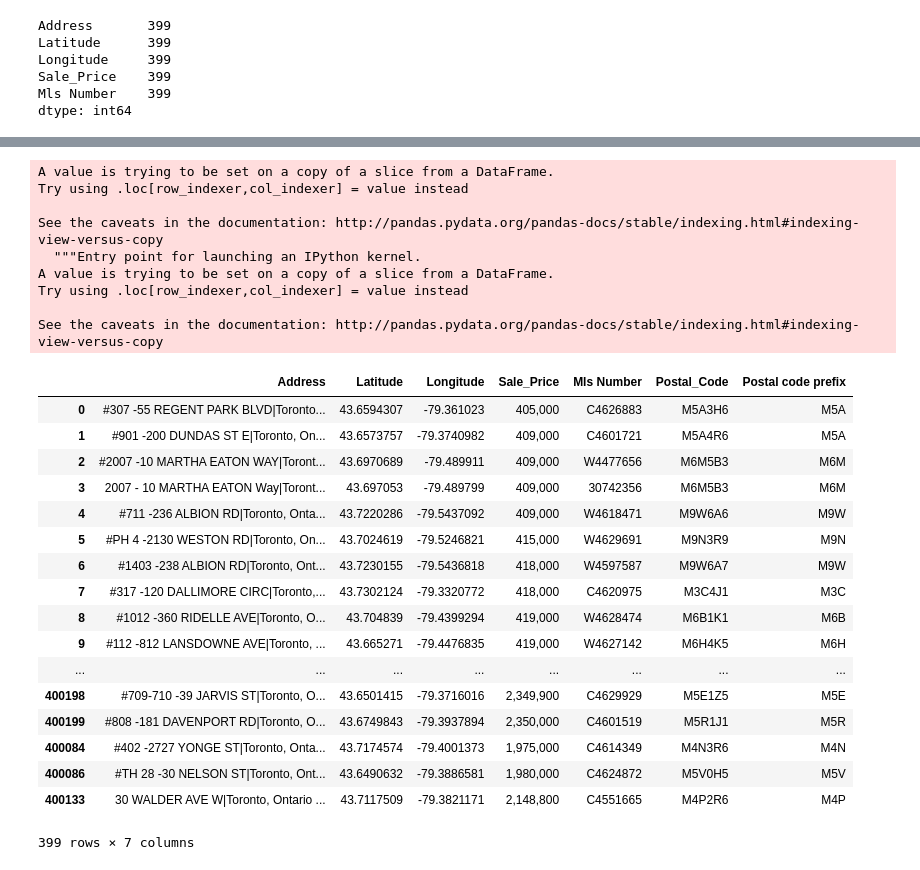
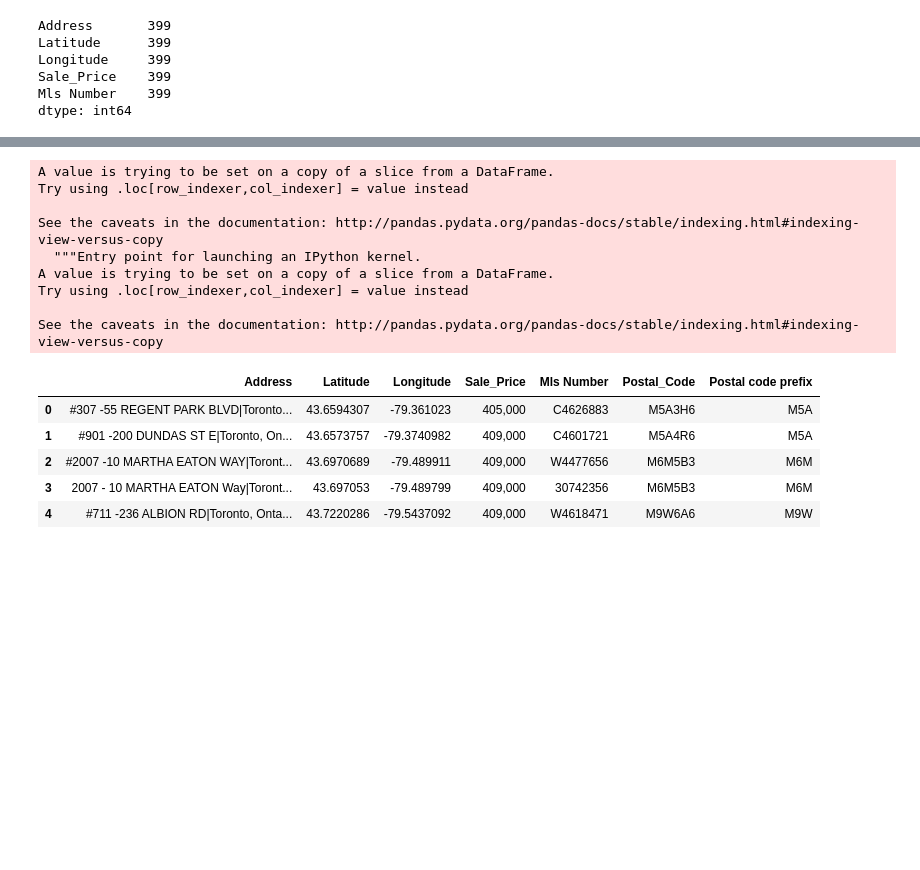
Before and after one commit to sushainegoyal/Bootcamp---Group-Project-1, a Jupyter notebook: Pasquale/Master_Project.ipynb, the cells around one changed output, grey strips where cells are left out. Cells and saved outputs as stored; diff of their text form; code cells hidden in the pictures; blank space fills up the shorter version.

```diff
--- a/Pasquale/Master_Project.ipynb
+++ b/Pasquale/Master_Project.ipynb
@@ -173,35 +113,23 @@ See the caveats in the documentation: http://pandas.pydata.org/pandas-docs/stabl
 # %%
 maindfclean['Postal_Code']=maindfclean['Address'].str[-6:]
 maindfclean['Postal code prefix']=maindfclean['Postal_Code'].str[:3]
-maindfclean
+maindfclean.head()
 # %% [output]
 A value is trying to be set on a copy of a slice from a DataFrame.
 Try using .loc[row_indexer,col_indexer] = value instead
 
 See the caveats in the documentation: http://pandas.pydata.org/pandas-docs/stable/indexing.html#indexing-view-versus-copy
   """Entry point for launching an IPython kernel.
 A value is trying to be set on a copy of a slice from a DataFrame.
 Try using .loc[row_indexer,col_indexer] = value instead
 
 See the caveats in the documentation: http://pandas.pydata.org/pandas-docs/stable/indexing.html#indexing-view-versus-copy
 |  | Address | Latitude | Longitude | Sale_Price | Mls Number | Postal_Code | Postal code prefix |
 | 0 | #307 -55 REGENT PARK BLVD|Toronto... | 43.6594307 | -79.361023 | 405,000 | C4626883 | M5A3H6 | M5A |
 | 1 | #901 -200 DUNDAS ST E|Toronto, On... | 43.6573757 | -79.3740982 | 409,000 | C4601721 | M5A4R6 | M5A |
 | 2 | #2007 -10 MARTHA EATON WAY|Toront... | 43.6970689 | -79.489911 | 409,000 | W4477656 | M6M5B3 | M6M |
 | 3 | 2007 - 10 MARTHA EATON Way|Toront... | 43.697053 | -79.489799 | 409,000 | 30742356 | M6M5B3 | M6M |
 | 4 | #711 -236 ALBION RD|Toronto, Onta... | 43.7220286 | -79.5437092 | 409,000 | W4618471 | M9W6A6 | M9W |
-| 5 | #PH 4 -2130 WESTON RD|Toronto, On... | 43.7024619 | -79.5246821 | 415,000 | W4629691 | M9N3R9 | M9N |
-| 6 | #1403 -238 ALBION RD|Toronto, Ont... | 43.7230155 | -79.5436818 | 418,000 | W4597587 | M9W6A7 | M9W |
-| 7 | #317 -120 DALLIMORE CIRC|Toronto,... | 43.7302124 | -79.3320772 | 418,000 | C4620975 | M3C4J1 | M3C |
-| 8 | #1012 -360 RIDELLE AVE|Toronto, O... | 43.704839 | -79.4399294 | 419,000 | W4628474 | M6B1K1 | M6B |
-| 9 | #112 -812 LANSDOWNE AVE|Toronto, ... | 43.665271 | -79.4476835 | 419,000 | W4627142 | M6H4K5 | M6H |
-| ... | ... | ... | ... | ... | ... | ... | ... |
-| 400198 | #709-710 -39 JARVIS ST|Toronto, O... | 43.6501415 | -79.3716016 | 2,349,900 | C4629929 | M5E1Z5 | M5E |
-| 400199 | #808 -181 DAVENPORT RD|Toronto, O... | 43.6749843 | -79.3937894 | 2,350,000 | C4601519 | M5R1J1 | M5R |
-| 400084 | #402 -2727 YONGE ST|Toronto, Onta... | 43.7174574 | -79.4001373 | 1,975,000 | C4614349 | M4N3R6 | M4N |
-| 400086 | #TH 28 -30 NELSON ST|Toronto, Ont... | 43.6490632 | -79.3886581 | 1,980,000 | C4624872 | M5V0H5 | M5V |
-| 400133 | 30 WALDER AVE W|Toronto, Ontario ... | 43.7117509 | -79.3821171 | 2,148,800 | C4551665 | M4P2R6 | M4P |
-399 rows × 7 columns
 # %%
 cwd = os.getcwd()
 print (cwd)
```
Also changed, not shown: parts of 16 cells of this notebook, 1 other file.
